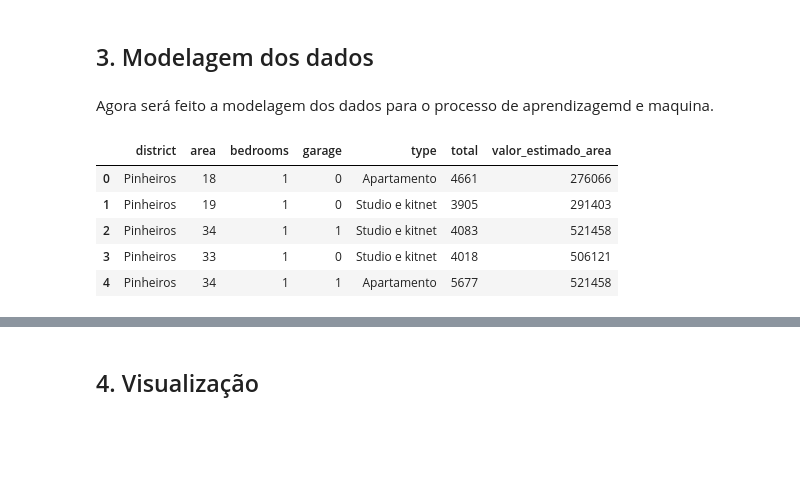
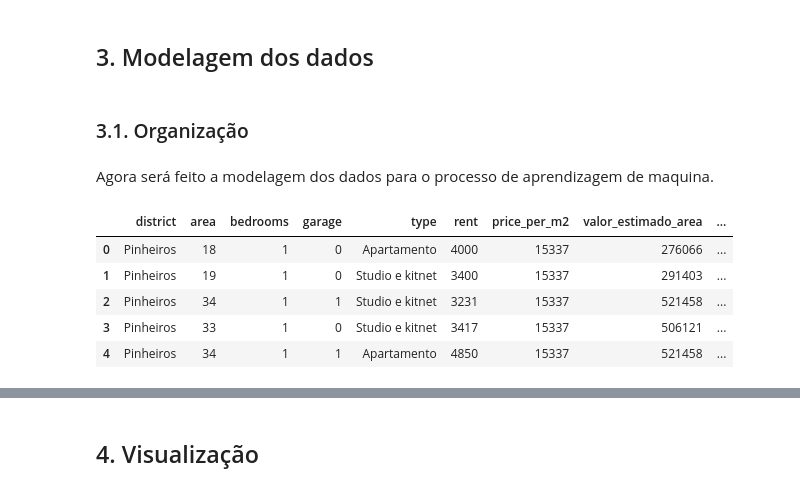
Before and after one commit to Caiombr/analise_dados_sp, a Jupyter notebook: saopaulo_precos.ipynb, the cells around one changed output, grey strips where cells are left out. Saved outputs shown, nothing was run; the diff lists cells and outputs as text; code cells hidden in the pictures; blank space fills up the shorter version.

Commit message:
alteração para regressão linear

```diff
--- a/saopaulo_precos.ipynb
+++ b/saopaulo_precos.ipynb
@@ -264,0 +279,4 @@ data = data.dropna()
+# %%
+data['another_costs'] = data['total'] - data['rent']
+data = data.drop('total',axis=1)
+data.head()
@@ -264,0 +292,3 @@ data = data.dropna()
+# %%
+variaveis_sp_df = pd.read_excel('variaveis_sp.xls')
+variaveis_sp_df
@@ -264,0 +309,4 @@ data = data.dropna()
+# %%
+data = pd.merge(left=data,right=variaveis_sp_df)
+
+data.head()
@@ -265,3 +322,11 @@ data = data.dropna()
+# %%
+data[['latitude', 'longitude']] = data['coordinates'].str.strip('()').str.split(', ', expand=True)
+data['latitude'] = data['latitude'].astype(float)
+data['longitude'] = data['longitude'].astype(float)
+
+data_filtro = data.loc[(data['longitude'] >= -47) & (data['longitude'] <= -46.3)]
+data_filtro = data_filtro.loc[(data['latitude'] >= -24) & (data['latitude'] <= -23)]
+data = data_filtro.drop('coordinates',axis=1)
 # %%
 data.head()
 # %% [output]
@@ -330,14 +398,18 @@ teste_district.head(5)
 # %% [markdown]
 ## 3\. Modelagem dos dados
+# %% [markdown]
+### 3\.1. Organização
 # %% [markdown]
-Agora será feito a modelagem dos dados para o processo de aprendizagemd e maquina.
+Agora será feito a modelagem dos dados para o processo de aprendizagem de maquina.
 # %%
-data_1 = data.drop(['price_per_m2','rent','latitude','longitude'], axis=1)
+data_1 = data.drop(['latitude','longitude'],axis=1)
+
+
 data_1.head()
 # %% [output]
-|  | district | area | bedrooms | garage | type | total | valor_estimado_area |
-| 0 | Pinheiros | 18 | 1 | 0 | Apartamento | 4661 | 276066 |
-| 1 | Pinheiros | 19 | 1 | 0 | Studio e kitnet | 3905 | 291403 |
-| 2 | Pinheiros | 34 | 1 | 1 | Studio e kitnet | 4083 | 521458 |
-| 3 | Pinheiros | 33 | 1 | 0 | Studio e kitnet | 4018 | 506121 |
-| 4 | Pinheiros | 34 | 1 | 1 | Apartamento | 5677 | 521458 |
+|  | district | area | bedrooms | garage | type | rent | price_per_m2 | valor_estimado_area | ... |
+| 0 | Pinheiros | 18 | 1 | 0 | Apartamento | 4000 | 15337 | 276066 | ... |
+| 1 | Pinheiros | 19 | 1 | 0 | Studio e kitnet | 3400 | 15337 | 291403 | ... |
+| 2 | Pinheiros | 34 | 1 | 1 | Studio e kitnet | 3231 | 15337 | 521458 | ... |
+| 3 | Pinheiros | 33 | 1 | 0 | Studio e kitnet | 3417 | 15337 | 506121 | ... |
+| 4 | Pinheiros | 34 | 1 | 1 | Apartamento | 4850 | 15337 | 521458 | ... |
```
Also changed, not shown: parts of 63 cells of this notebook, 2 other files.
